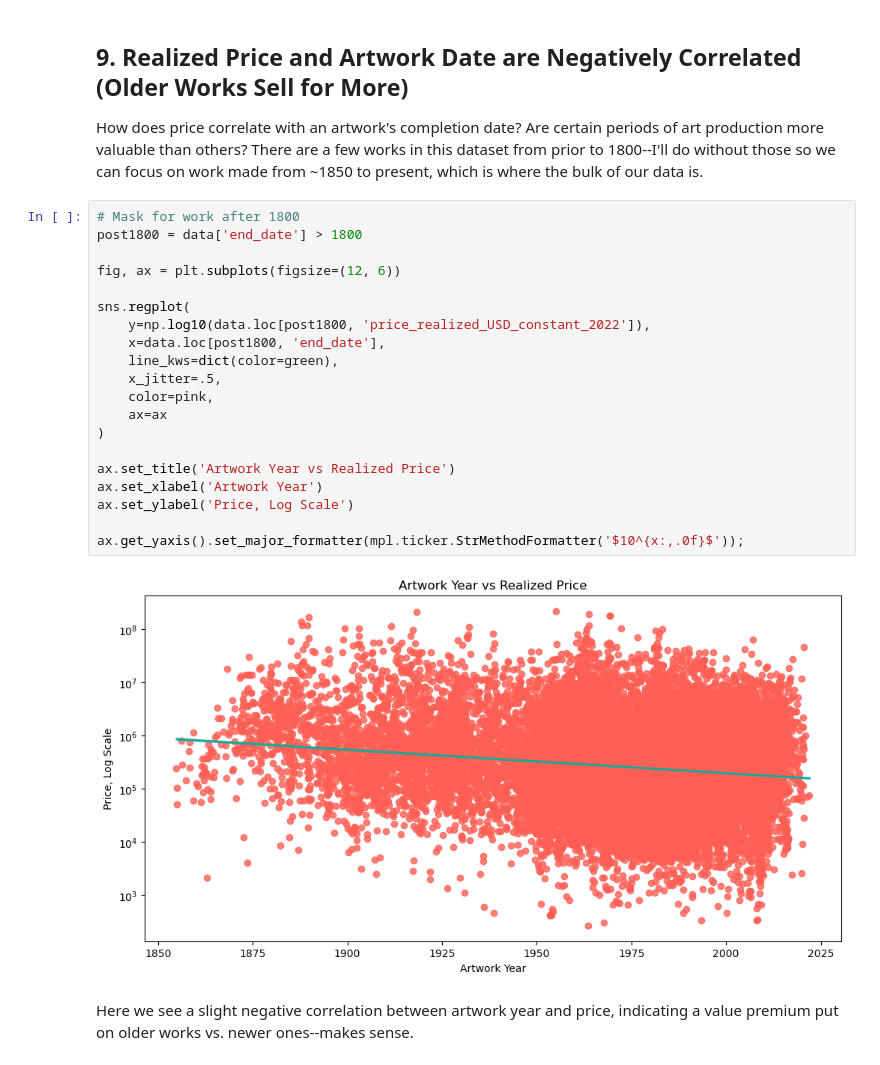
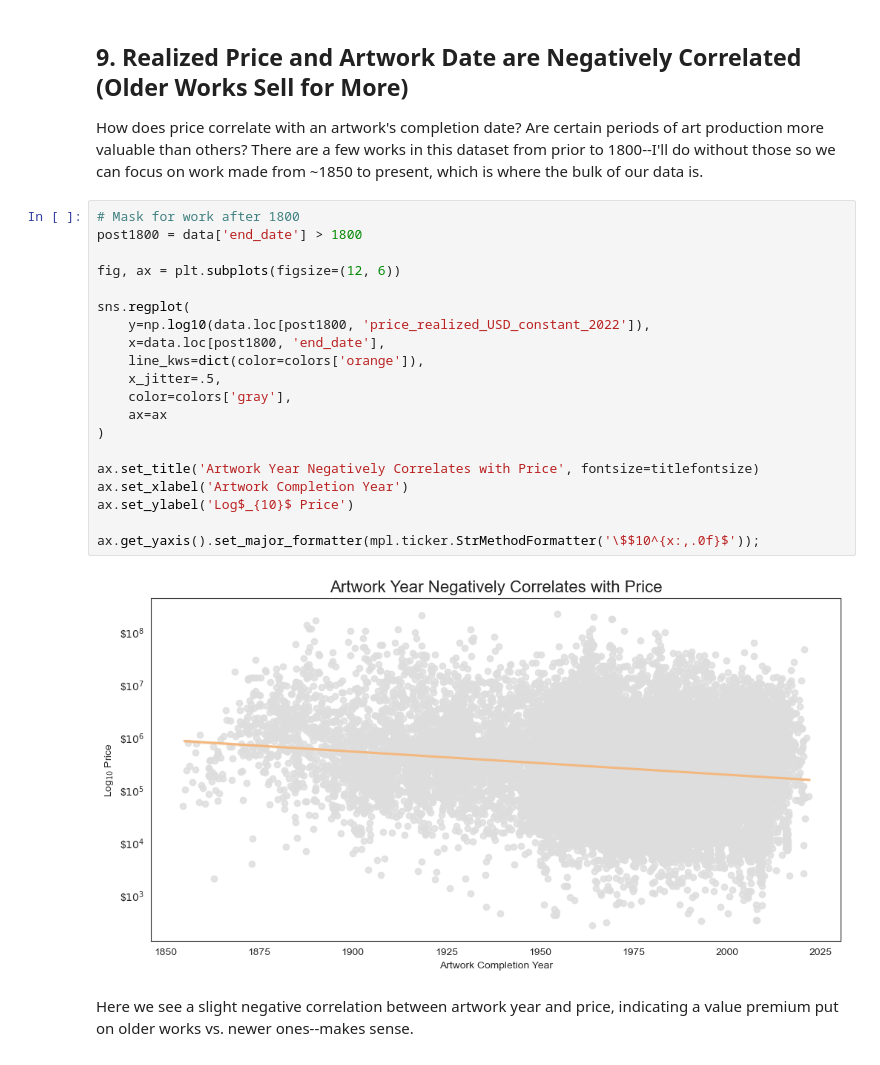
Before and after one commit to zrottman/art_auction, a Jupyter notebook: 03-01_EDA.ipynb, the cells around one changed output. Saved outputs shown, nothing was run; the diff lists cells and outputs as text.

```diff
--- a/03-01_EDA.ipynb
+++ b/03-01_EDA.ipynb
@@ -723,25 +784,25 @@ How does price correlate with an artwork's completion date? Are certain periods
 # %%
 # Mask for work after 1800
 post1800 = data['end_date'] > 1800
 
 fig, ax = plt.subplots(figsize=(12, 6))
 
 sns.regplot(
     y=np.log10(data.loc[post1800, 'price_realized_USD_constant_2022']),
     x=data.loc[post1800, 'end_date'],
-    line_kws=dict(color=green),
+    line_kws=dict(color=colors['orange']),
     x_jitter=.5,
-    color=pink,
+    color=colors['gray'],
     ax=ax
 )
 
-ax.set_title('Artwork Year vs Realized Price')
-ax.set_xlabel('Artwork Year')
-ax.set_ylabel('Price, Log Scale')
+ax.set_title('Artwork Year Negatively Correlates with Price', fontsize=titlefontsize)
+ax.set_xlabel('Artwork Completion Year')
+ax.set_ylabel('Log$_{10}$ Price')
 
-ax.get_yaxis().set_major_formatter(mpl.ticker.StrMethodFormatter('$10^{x:,.0f}$'));
+ax.get_yaxis().set_major_formatter(mpl.ticker.StrMethodFormatter('\$$10^{x:,.0f}$'));
 # %% [output]
-[figure, old version]
+[figure, new version]
 # %% [markdown]
 Here we see a slight negative correlation between artwork year and price, indicating a value premium put on older works vs. newer ones--makes sense.
 # %% [markdown]
```
Also changed, not shown: parts of 27 cells of this notebook.
